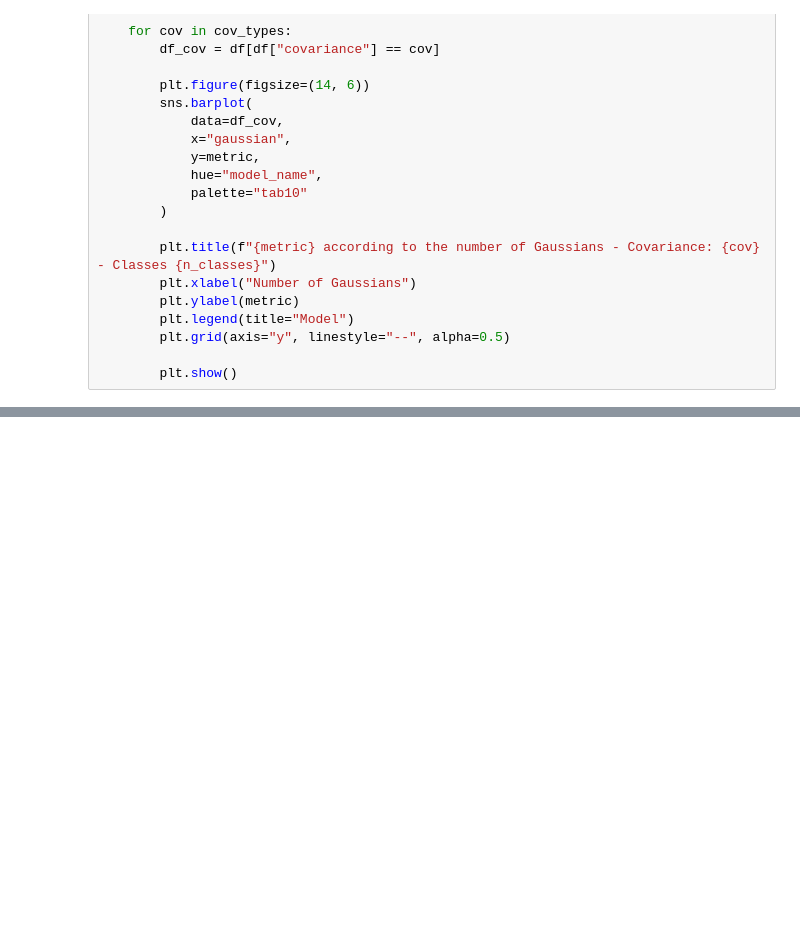
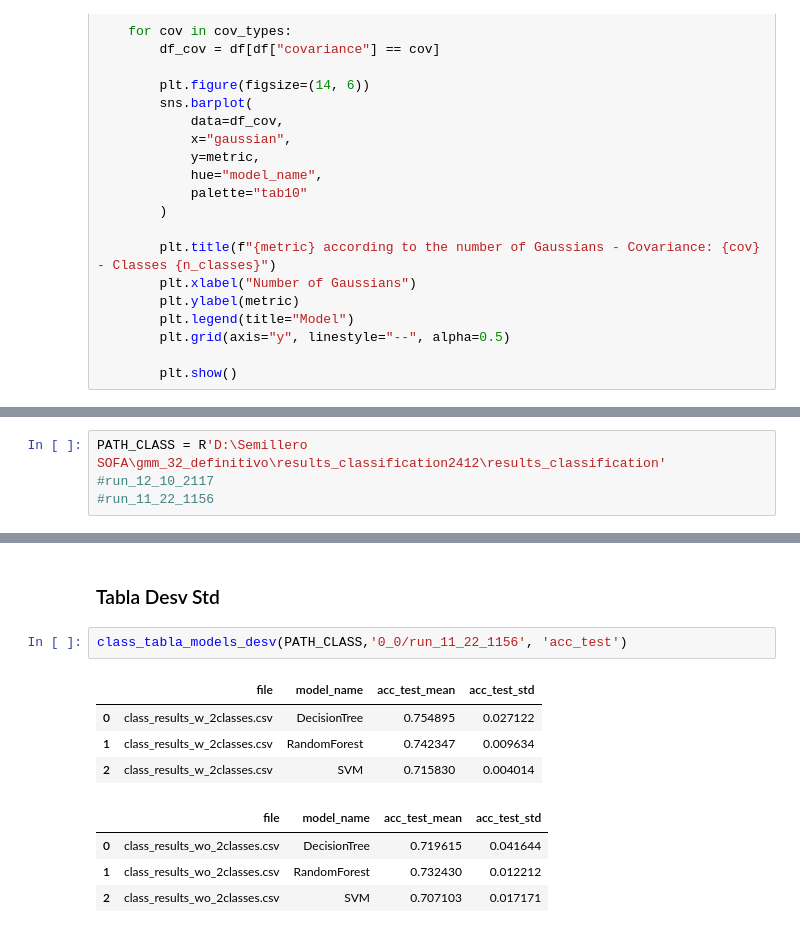
Before and after one commit to Semillero-SOFA/ici-estimation-gmm-extended, a Jupyter notebook: Results/plot_results.ipynb, the cells around one changed output, grey strips where cells are left out. Saved outputs shown, nothing was run; the diff lists cells and outputs as text; blank space fills up the shorter version.

```diff
--- a/Results/plot_results.ipynb
+++ b/Results/plot_results.ipynb
@@ -80,0 +280,4 @@ plot_results_classification(df, "acc_test")
+# %%
+PATH_CLASS = R'D:\Semillero SOFA\gmm_32_definitivo\results_classification2412\results_classification'
+#run_12_10_2117
+#run_11_22_1156
@@ -80,0 +304,13 @@ plot_results_classification(df, "acc_test")
+# %% [markdown]
+### Tabla Desv Std
+# %%
+class_tabla_models_desv(PATH_CLASS,'0_0/run_11_22_1156', 'acc_test')
+# %% [output]
+|  | file | model_name | acc_test_mean | acc_test_std |
+| 0 | class_results_w_2classes.csv | DecisionTree | 0.754895 | 0.027122 |
+| 1 | class_results_w_2classes.csv | RandomForest | 0.742347 | 0.009634 |
+| 2 | class_results_w_2classes.csv | SVM | 0.715830 | 0.004014 |
+|  | file | model_name | acc_test_mean | acc_test_std |
+| 0 | class_results_wo_2classes.csv | DecisionTree | 0.719615 | 0.041644 |
+| 1 | class_results_wo_2classes.csv | RandomForest | 0.732430 | 0.012212 |
+| 2 | class_results_wo_2classes.csv | SVM | 0.707103 | 0.017171 |
```
Also changed, not shown: parts of 30 cells of this notebook, 4 other files.
